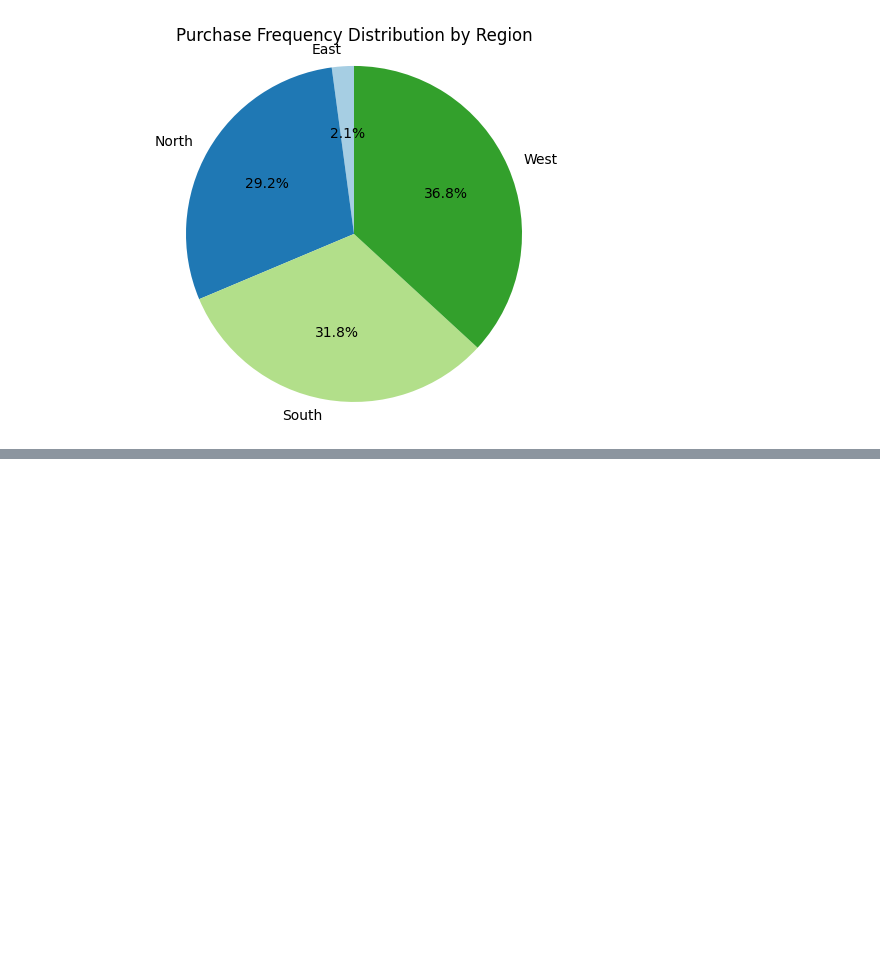
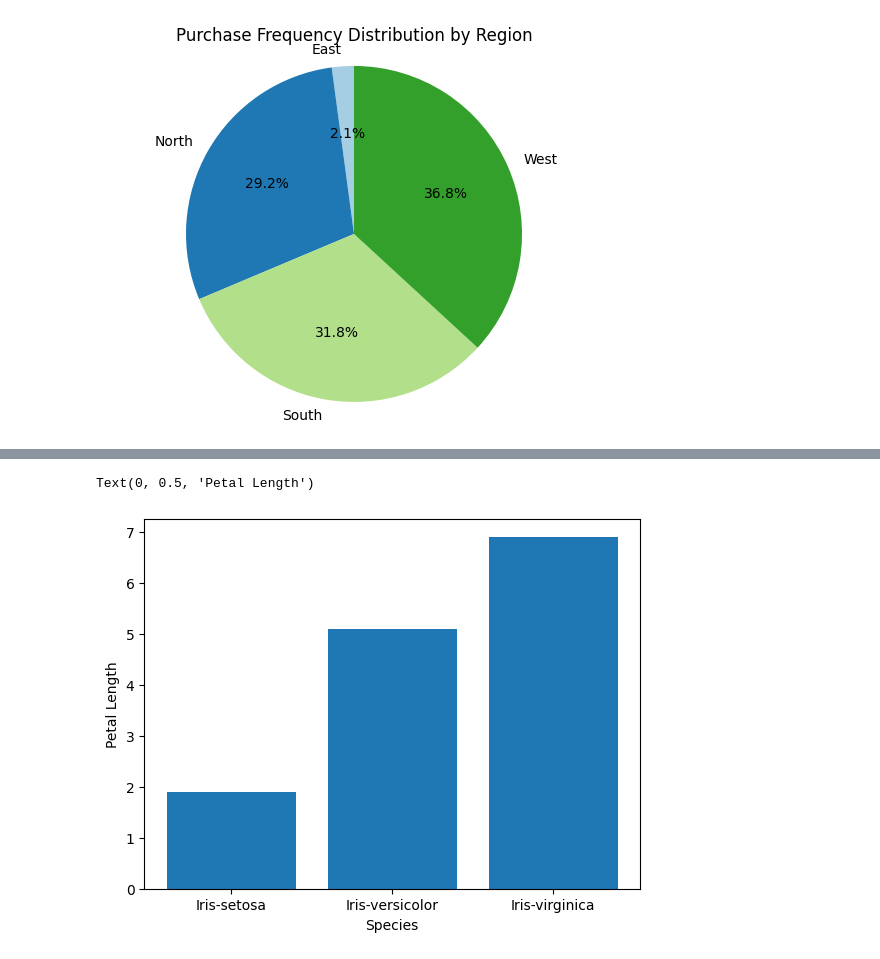
Before and after one commit to LakshayShandil/python-data-analysis, a Jupyter notebook: Data_visualization.ipynb, the cells around one changed output, grey strips where cells are left out. Cells and saved outputs as stored; diff of their text form; code cells hidden in the pictures; blank space fills up the shorter version.

```diff
--- a/Data_visualization.ipynb
+++ b/Data_visualization.ipynb
@@ -166,0 +299,7 @@ plt.show()
+# %%
+plt.bar(df['species'],df['petal_length'])
+plt.xlabel('Species')
+plt.ylabel('Petal Length')
+# %% [output]
+Text(0, 0.5, 'Petal Length')
+[figure, added]
```
Also changed, not shown: parts of 11 cells of this notebook.
